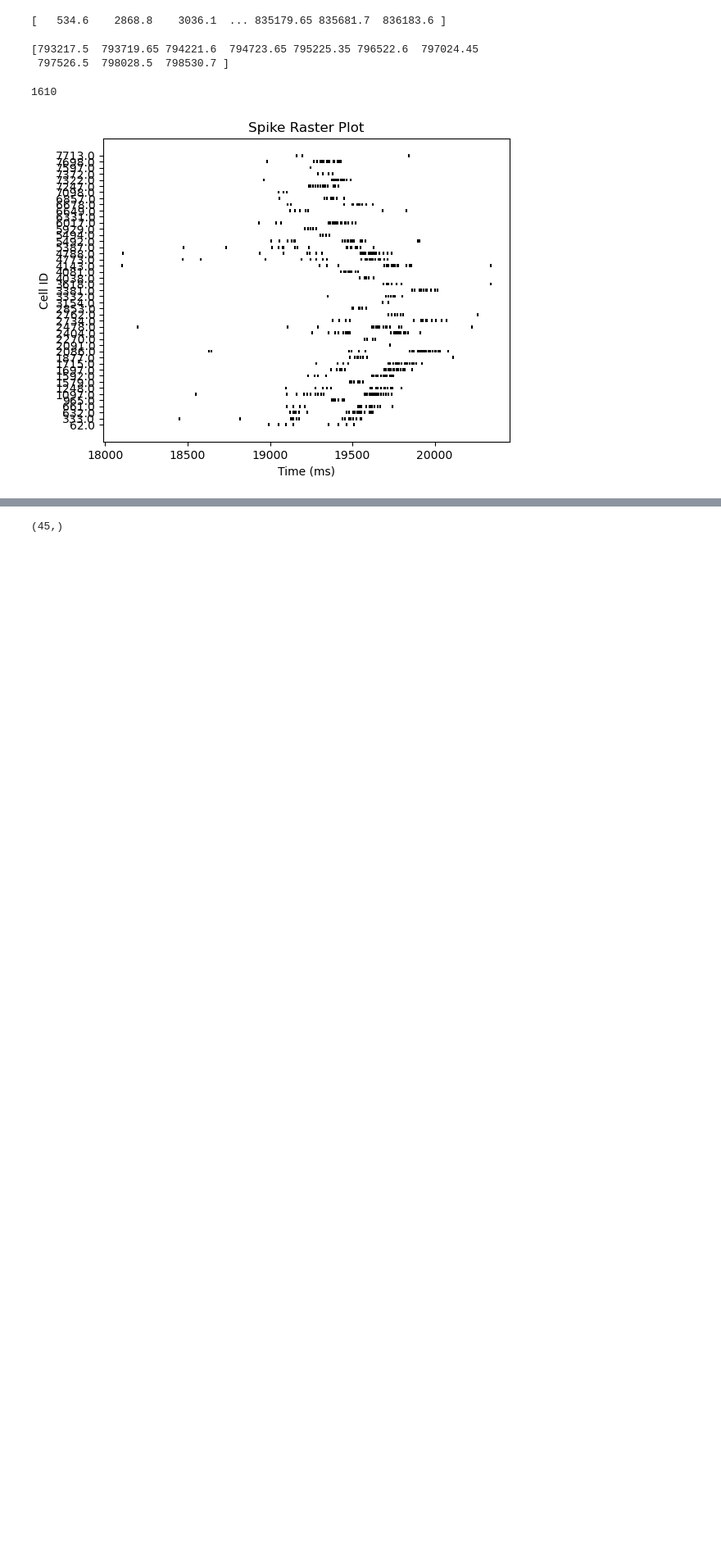
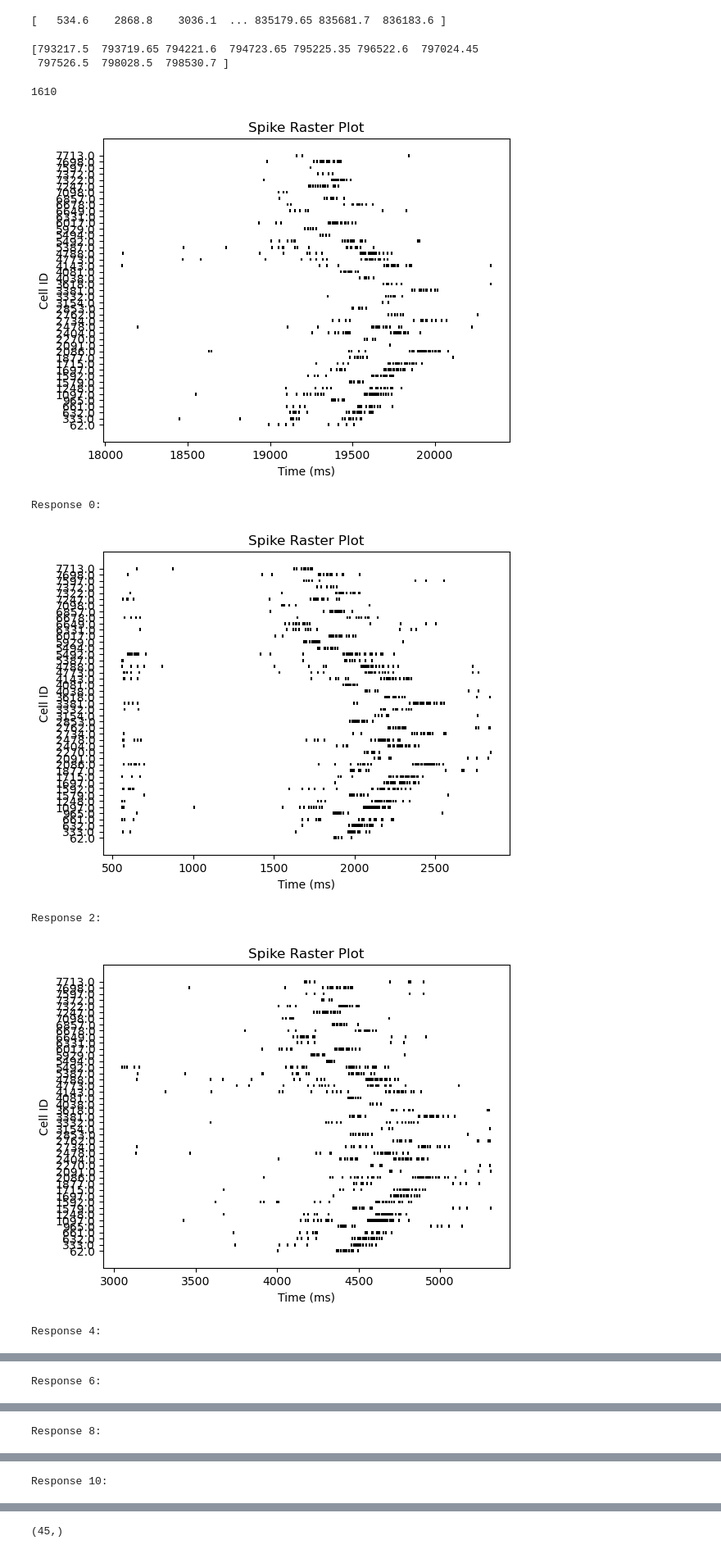
Before and after one commit to andrewjamesphillips/spike_train_reproduction, a Jupyter notebook: 30micron/stimulus_assigner.ipynb, the cells around one changed output, grey strips where cells are left out. Shown at 82% size. Drawn from its saved outputs; the diff is of its cells as text; code cells hidden in the pictures; blank space fills up the shorter version.

```diff
--- a/30micron/stimulus_assigner.ipynb
+++ b/30micron/stimulus_assigner.ipynb
@@ -26,8 +26,8 @@ from elephant.spike_train_dissimilarity import victor_purpura_distance
 from neo.core import SpikeTrain
 # %%
 piece = '2024-09-25-3'
-analysis_base = f"/Volumes/Stream/Analysis/RETINA/{piece}"
-# analysis_base = f"/Volumes/Analysis/{piece}/RETINA"
+# analysis_base = f"/Volumes/Stream/Analysis/RETINA/{piece}"
+analysis_base = f"/Volumes/Analysis/{piece}/RETINA"
 label = ""
 
 wnoise = "data003"
@@ -129,23 +129,31 @@ plt.show()
 [figure]
 # %%
 for i, response in enumerate(responses):
-    if i > 10:
+    if i > 29:
         break
+    if i % 2 == 1:
+        continue
 
     print(f"Response {i}:")
 
     # Create a spike raster plot
     plt.eventplot(response, linelengths=0.5, colors='black')
 
     # Set the y-axis ticks and labels
     plt.yticks(range(len(cell_ids)), cell_ids)
     plt.ylabel('Cell ID')
 
     # Set the x-axis label
     plt.xlabel('Time (ms)')
 
     # Set the plot title
     plt.title('Spike Raster Plot')
 
     # Show the plot
     plt.show()
+# %% [output]
+Response 0:
+[figure, added]
+Response 2:
+[figure, added]
+Response 4:
@@ -151,0 +161 @@ for i, response in enumerate(responses):
+Response 6:
@@ -151,0 +163 @@ for i, response in enumerate(responses):
+Response 8:
@@ -151,0 +165 @@ for i, response in enumerate(responses):
+Response 10:
```
Also changed, not shown: parts of 19 cells of this notebook.
